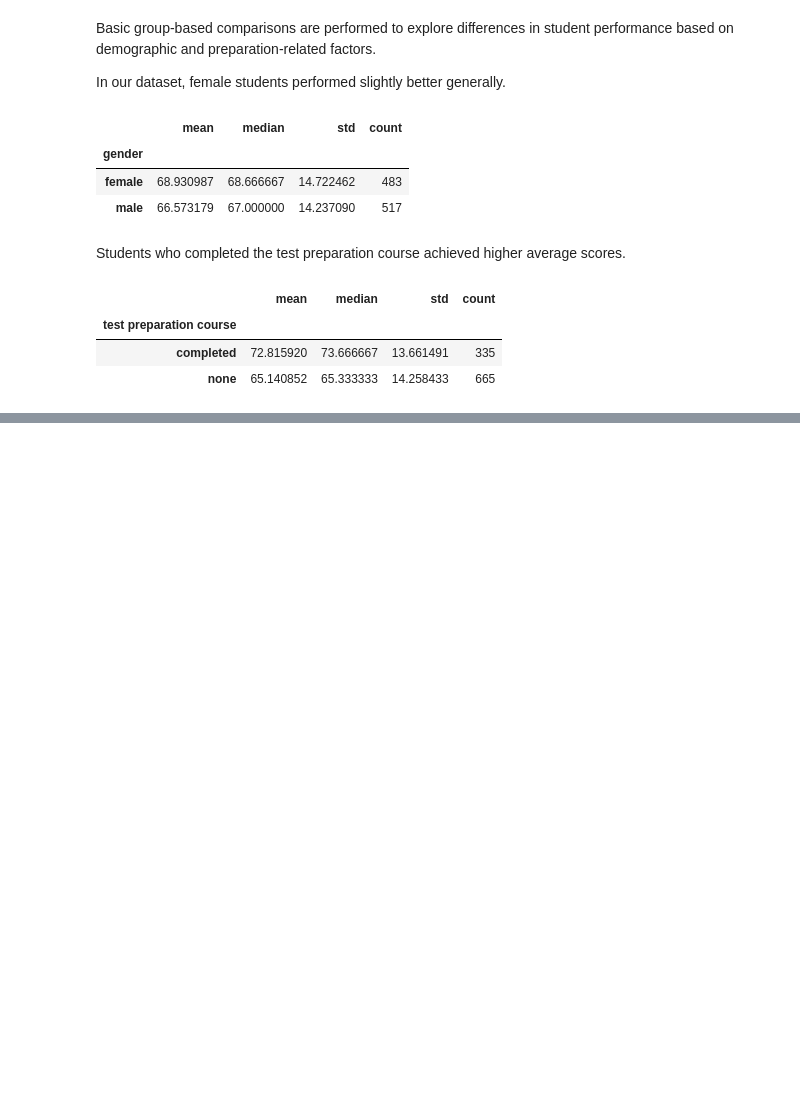
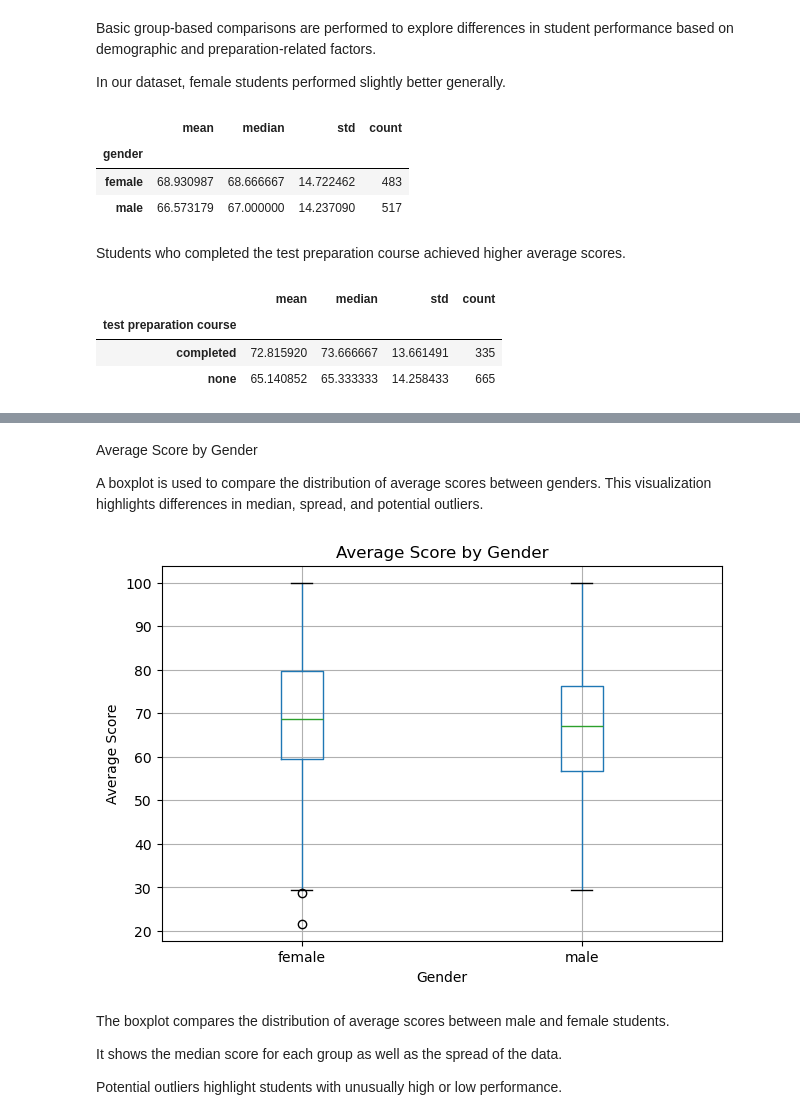
Before and after one commit to Amiralious/student-scores-analysis, a Jupyter notebook: analysis.ipynb, the cells around one changed output, grey strips where cells are left out. Saved outputs shown, nothing was run; the diff lists cells and outputs as text; code cells hidden in the pictures; blank space fills up the shorter version.

```diff
--- a/analysis.ipynb
+++ b/analysis.ipynb
@@ -129,0 +146,22 @@ prep_stats
+# %% [markdown]
+Average Score by Gender
+
+A boxplot is used to compare the distribution of average scores between genders.
+This visualization highlights differences in median, spread, and potential outliers.
+# %%
+import matplotlib.pyplot as plt
+df.boxplot(column="average_score", by="gender", figsize=(7, 5))
+plt.title("Average Score by Gender")
+plt.suptitle("")
+plt.xlabel("Gender")
+plt.ylabel("Average Score")
+plt.show()
+# %% [output]
+[figure, added]
+# %% [markdown]
+
+The boxplot compares the distribution of average scores between male and female students.
+
+It shows the median score for each group as well as the spread of the data.
+
+Potential outliers highlight students with unusually high or low performance.
```
Also changed, not shown: parts of 2 cells of this notebook.
